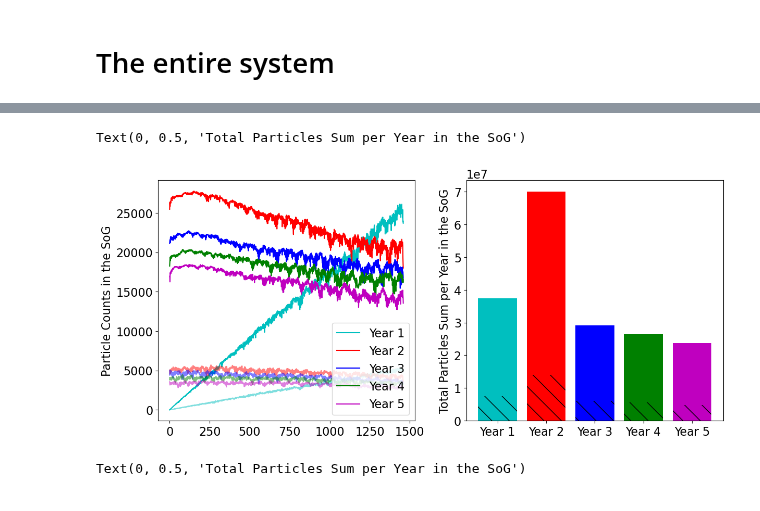
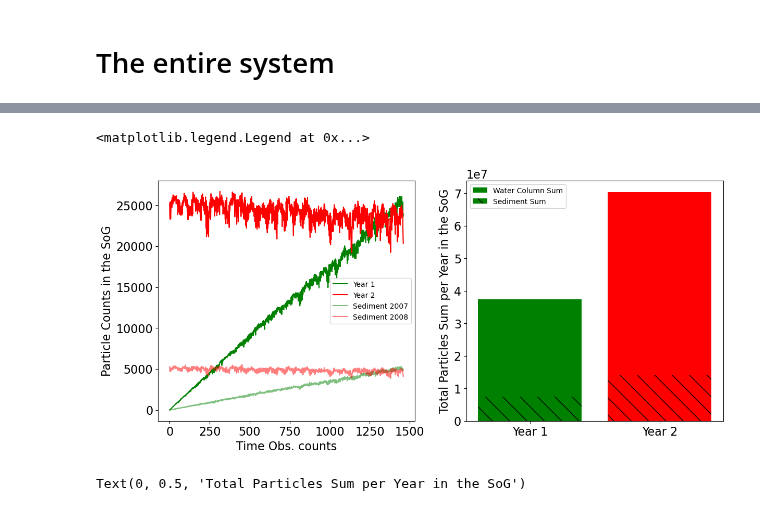
Before and after one commit to SalishSeaCast/analysis-vicente, a Jupyter notebook: Ocean_Parcels/PBDE_simulations/Long-Run.ipynb, the cells around one changed output, grey strips where cells are left out. Saved outputs shown, nothing was run; the diff lists cells and outputs as text; code cells hidden in the pictures.

```diff
--- a/Ocean_Parcels/PBDE_simulations/Long-Run.ipynb
+++ b/Ocean_Parcels/PBDE_simulations/Long-Run.ipynb
@@ -79,8 +79,11 @@ def finder2(target_lat, target_lon,mask=mask):
 # %% [markdown]
 # At Region S1
 # %%
-filename_y1 = '/home/vvalenzuela/MOAD/Ocean_Parcels/Results_Final_Versions/Simulation_V4_year_1.nc'
-filename_y2 = '/home/vvalenzuela/MOAD/Ocean_Parcels/Results_Final_Versions/Simulation_V4_year_2.nc'
-filename_y3 = '/home/vvalenzuela/MOAD/Ocean_Parcels/Results_Final_Versions/Simulation_V4_year_3.nc'
-filename_y4 = '/home/vvalenzuela/MOAD/Ocean_Parcels/Results_Final_Versions/Simulation_V4_year_4.nc'
-filename_y5 = '/home/vvalenzuela/MOAD/Ocean_Parcels/Results_Final_Versions/Simulation_V4_year_5.nc'
+filename_y1 = '/home/vvalenzuela/MOAD/Ocean_Parcels/Results_Final_Versions/Version_4_final/Simulation_V4_year_1.nc'
+filename_y2 = '/home/vvalenzuela/MOAD/Ocean_Parcels/Results_Final_Versions/Version_4_final/Simulation_V4_year_2.nc'
+filename_y3 = '/home/vvalenzuela/MOAD/Ocean_Parcels/Results_Final_Versions/Version_4_final/Simulation_V4_year_3.nc'
+filename_y4 = '/home/vvalenzuela/MOAD/Ocean_Parcels/Results_Final_Versions/Version_4_final/Simulation_V4_year_4.nc'
+filename_y5 = '/home/vvalenzuela/MOAD/Ocean_Parcels/Results_Final_Versions/Version_4_final/Simulation_V4_year_5.nc'
+filename_y6 = '/home/vvalenzuela/MOAD/Ocean_Parcels/Results_Final_Versions/Version_4_final/Simulation_V4_year_6.nc'
+filename_y7 = '/home/vvalenzuela/MOAD/Ocean_Parcels/Results_Final_Versions/Version_4_final/Simulation_V4_year_7.nc'
+filename_y8 = '/home/vvalenzuela/MOAD/Ocean_Parcels/Results_Final_Versions/Version_4_final/Simulation_V4_year_8.nc'
@@ -313,30 +619,34 @@ tseries_all_y5_sed = get_system_timeseries_optimized(filename_y5, target_status=
 # %%
 fig, ax = plt.subplots(1,2, figsize = (14,6))
-ax[0].plot(tseries_all_y1['Total_Count'][::2].values, label = 'Year 1', color = 'c')
+ax[0].plot(tseries_all_y1['Total_Count'][::2].values, label = 'Year 1', color = 'g')
 ax[0].plot(tseries_all_y2['Total_Count'][::2].values, label = 'Year 2', color = 'r')
-ax[0].plot(tseries_all_y3['Total_Count'].values, label = 'Year 3', color = 'b')
-ax[0].plot(tseries_all_y4['Total_Count'].values, label = 'Year 4', color = 'g')
-ax[0].plot(tseries_all_y5['Total_Count'].values, label = 'Year 5', color = 'm')
+#ax[0].plot(tseries_all_y3['Total_Count'].values, label = 'Year 3', color = 'b')
+#ax[0].plot(tseries_all_y4['Total_Count'].values, label = 'Year 4', color = 'g')
+#ax[0].plot(tseries_all_y5['Total_Count'].values, label = 'Year 5', color = 'm')
 #
-ax[0].plot(tseries_all_y1_p['Total_Count'][::2].values, color = 'c', alpha = .5)
-ax[0].plot(tseries_all_y2_p['Total_Count'][::2].values, color = 'r', alpha = .5)
-ax[0].plot(tseries_all_y3_p['Total_Count'].values, color = 'b', alpha = .5)
-ax[0].plot(tseries_all_y4_p['Total_Count'].values, color = 'g', alpha = .5)
-ax[0].plot(tseries_all_y5_p['Total_Count'].values, color = 'm', alpha = .5)
+ax[0].plot(tseries_all_y1_p['Total_Count'][::2].values, color = 'g', alpha = .5, label = 'Sediment 2007')
+ax[0].plot(tseries_all_y2_p['Total_Count'][::2].values, color = 'r', alpha = .5, label = 'Sediment 2008')
+#ax[0].plot(tseries_all_y3_p['Total_Count'].values, color = 'b', alpha = .5)
+#ax[0].plot(tseries_all_y4_p['Total_Count'].values, color = 'g', alpha = .5)
+#ax[0].plot(tseries_all_y5_p['Total_Count'].values, color = 'm', alpha = .5)
+ax[0].set_xlabel('Time Obs. counts')
+
 #
-ax[0].legend(loc = 'lower right')
+ax[0].legend(loc = 'center right', fontsize = 10)
 ax[0].set_ylabel('Particle Counts in the SoG')
 #
-ax[1].bar(['Year 1', 'Year 2', 'Year 3', 'Year 4', 'Year 5'],
-          [tseries_all_y1['Total_Count'].sum(), tseries_all_y2['Total_Count'].sum(), tseries_all_y3['Total_Count'].sum(),
-           tseries_all_y4['Total_Count'].sum(), tseries_all_y5['Total_Count'].sum()], color = ['c', 'r', 'b', 'g', 'm'])
-ax[1].bar(['Year 1', 'Year 2', 'Year 3', 'Year 4', 'Year 5'],
-          [tseries_all_y1_p['Total_Count'].sum(), tseries_all_y2_p['Total_Count'].sum(), tseries_all_y3_p['Total_Count'].sum(),
-           tseries_all_y4_p['Total_Count'].sum(), tseries_all_y5_p['Total_Count'].sum()], color = ['c', 'r', 'b', 'g', 'm'], hatch = '\\')
+ax[1].bar(['Year 1', 'Year 2'],
+          [tseries_all_y1['Total_Count'].sum(), tseries_all_y2['Total_Count'].sum()], color = ['g', 'r'], label = 'Water Column Sum')
+           #tseries_all_y3['Total_Count'].sum(), tseries_all_y4['Total_Count'].sum(), tseries_all_y5['Total_Count'].sum()]
+ax[1].bar(['Year 1', 'Year 2'],
+          [tseries_all_y1_p['Total_Count'].sum(), tseries_all_y2_p['Total_Count'].sum()]
+          , color = ['g', 'r'], hatch = '\\', label = 'Sediment Sum')
+           # tseries_all_y3_p['Total_Count'].sum(), tseries_all_y4_p['Total_Count'].sum(), tseries_all_y5_p['Total_Count'].sum()]
 ax[1].set_ylabel('Total Particles Sum per Year in the SoG')
+ax[1].legend(loc = 'upper left', fontsize = 10)
 # %% [output]
-Text(0, 0.5, 'Total Particles Sum per Year in the SoG')
+<matplotlib.legend.Legend at 0x...>
-[figure, old version]
+[figure, new version]
 # %%
 fig, ax = plt.subplots(1,2, figsize = (14,6))
 ax[0].plot(tseries_all_y1['Total_Count'][::2].values, label = 'Year 1', color = 'c')
```
Also changed, not shown: parts of 26 cells of this notebook, 14 other files.
